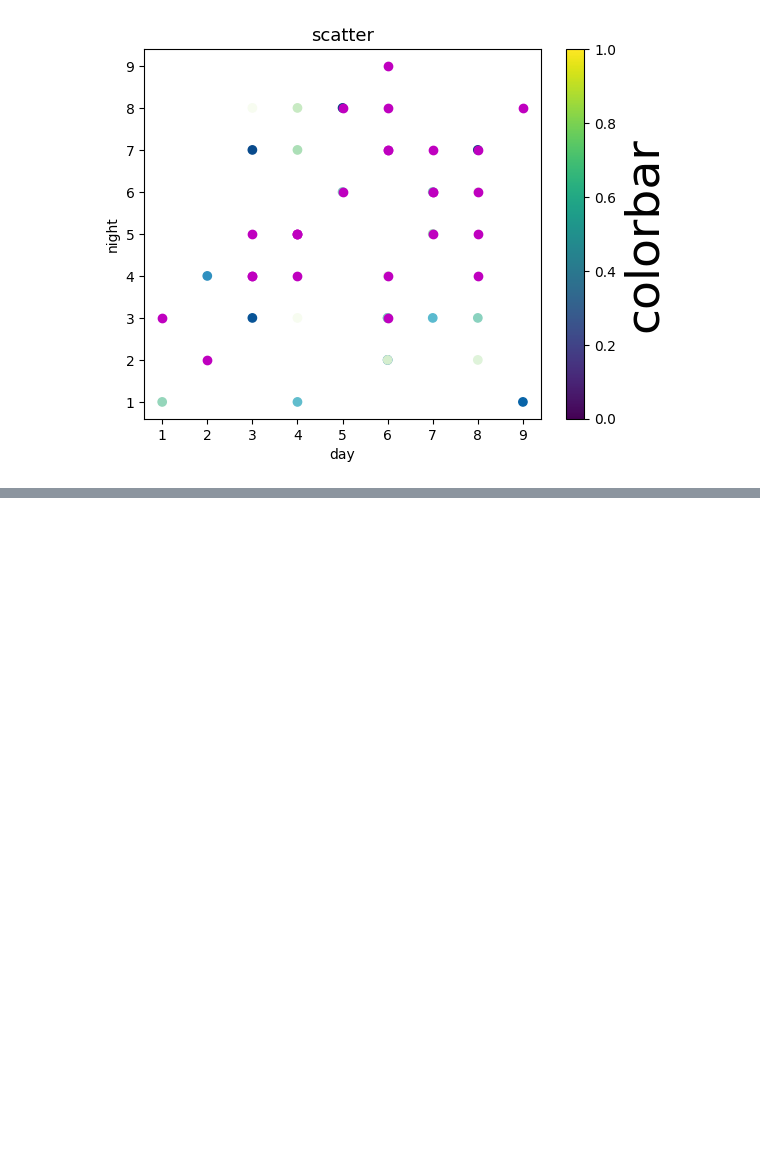
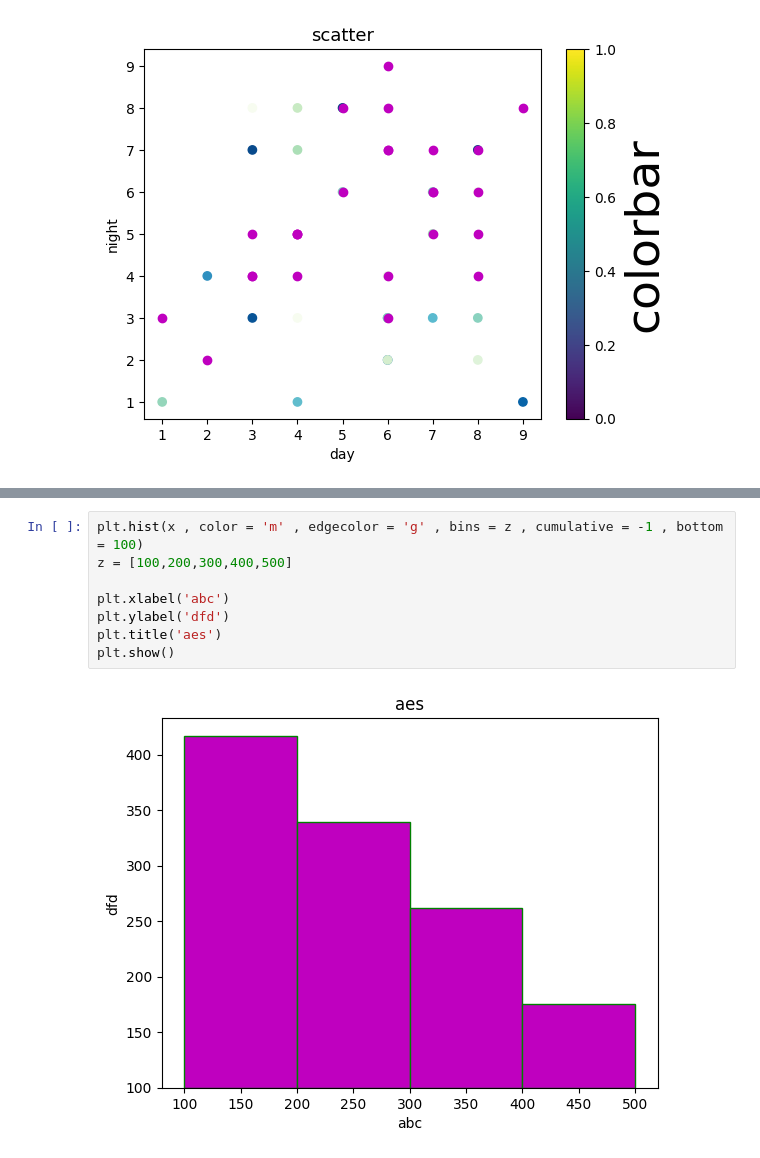
Before and after one commit to dil150898/Hotel_booking_anylisys, a Jupyter notebook: Hotel_Booking_Analysis_Capstone_Project.ipynb, the cells around one changed output, grey strips where cells are left out. Drawn from its saved outputs; the diff is of its cells as text; blank space fills up the shorter version.

```diff
--- a/Hotel_Booking_Analysis_Capstone_Project.ipynb
+++ b/Hotel_Booking_Analysis_Capstone_Project.ipynb
@@ -479,0 +559,10 @@ plt.show()
+# %%
+plt.hist(x , color = 'm' , edgecolor = 'g' , bins = z , cumulative = -1 , bottom = 100)
+z = [100,200,300,400,500]
+
+plt.xlabel('abc')
+plt.ylabel('dfd')
+plt.title('aes')
+plt.show()
+# %% [output]
+[figure, added]
```
Also changed, not shown: parts of 12 cells of this notebook.
